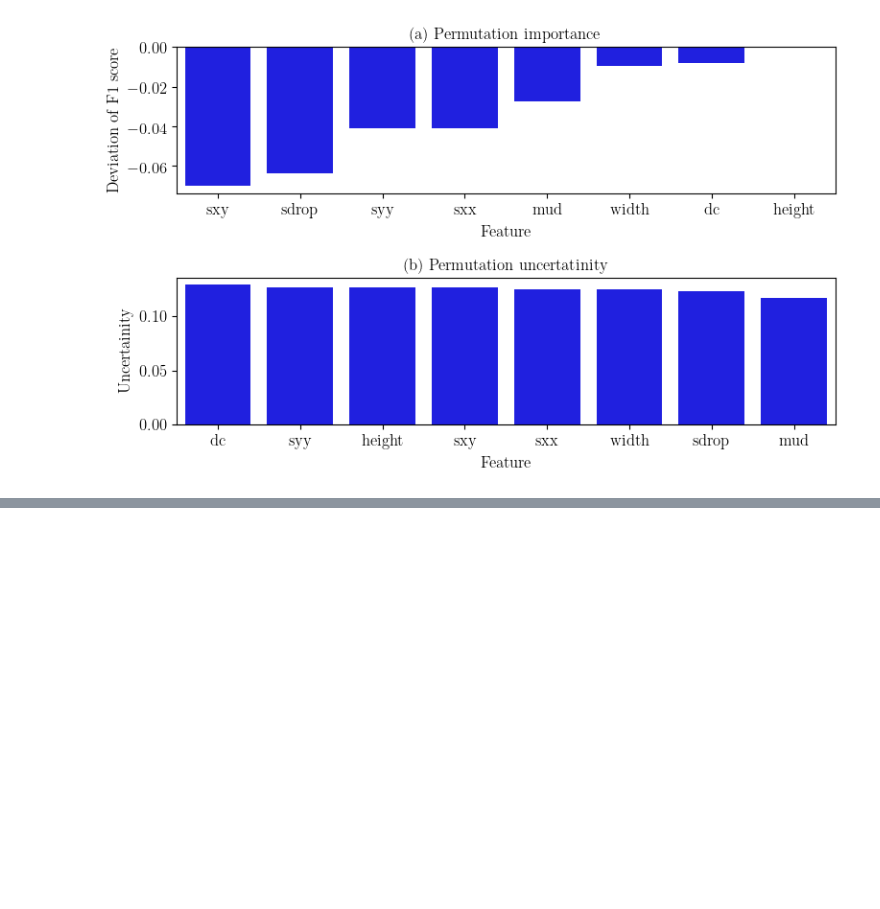
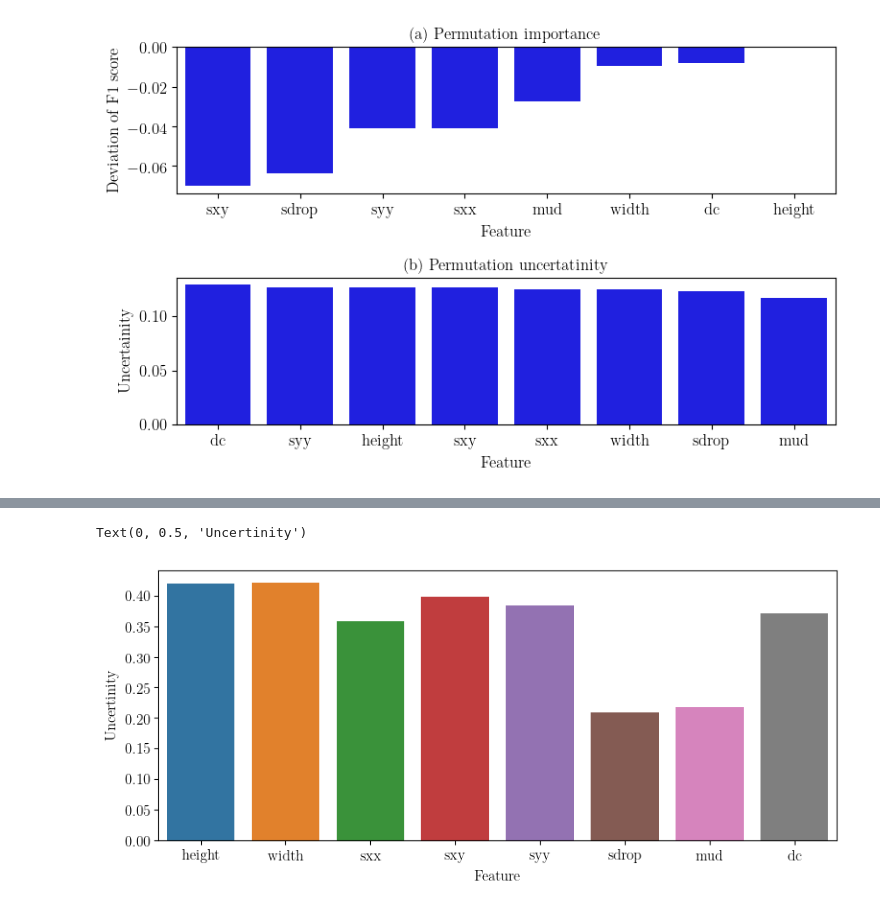
Before and after one commit to msahamed/earthquake_physics_bayesian_nn, a Jupyter notebook: BNN_edward.ipynb, the cells around one changed output, grey strips where cells are left out. Cells and saved outputs as stored; diff of their text form; code cells hidden in the pictures; blank space fills up the shorter version.

Commit message:
Added individual example uncertainity analysis

```diff
--- a/BNN_edward.ipynb
+++ b/BNN_edward.ipynb
@@ -592,0 +593,9 @@ fig.savefig('./figures/uncertainity_score.eps')
+# %%
+plt.figure(figsize=(10, 4))
+example = 251
+sns.barplot(x = 'index', y = example, data = pd.DataFrame(df_std[example]).reset_index())
+plt.xlabel('Feature')
+plt.ylabel('Uncertinity')
+# %% [output]
+Text(0, 0.5, 'Uncertinity')
+[figure, added]
```
Also changed, not shown: parts of 5 cells of this notebook, 1 other file.
